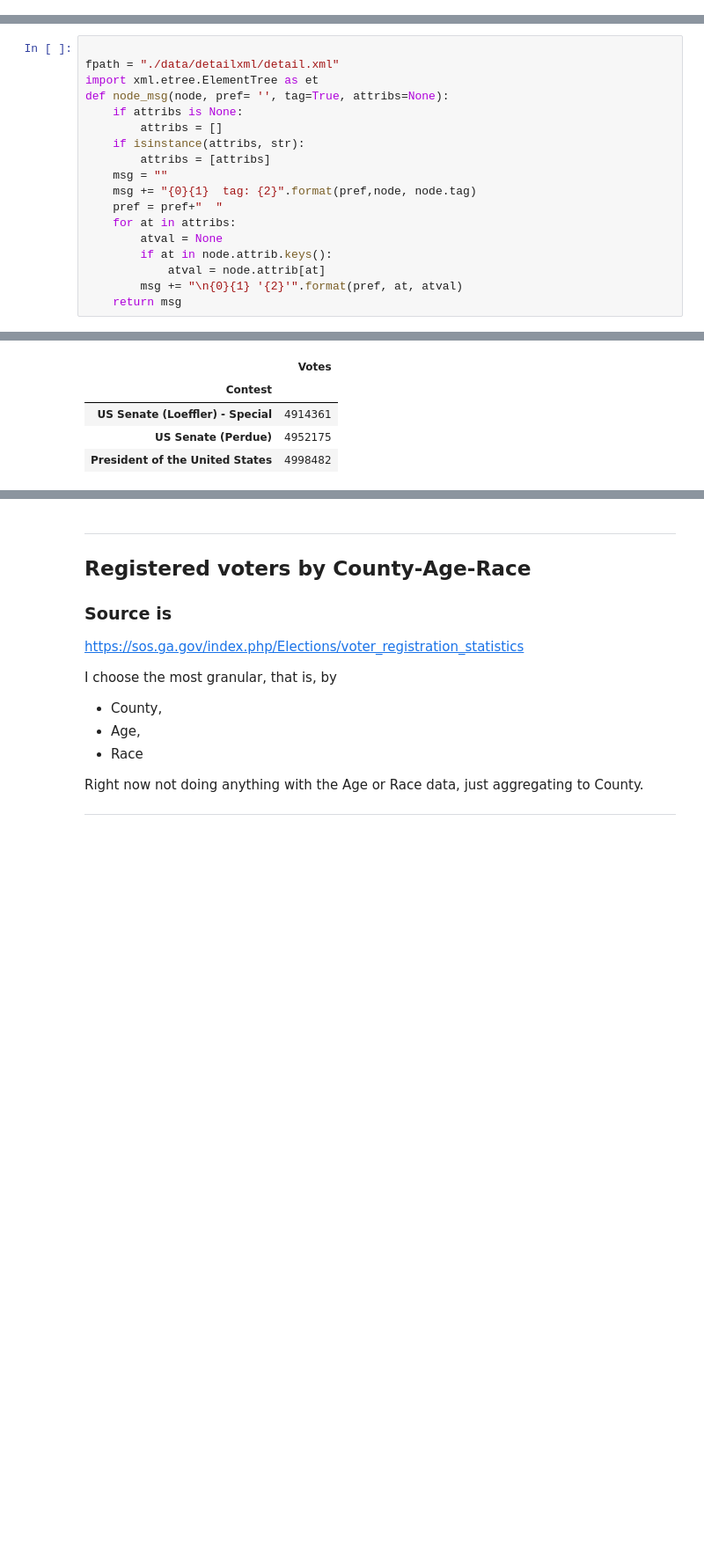
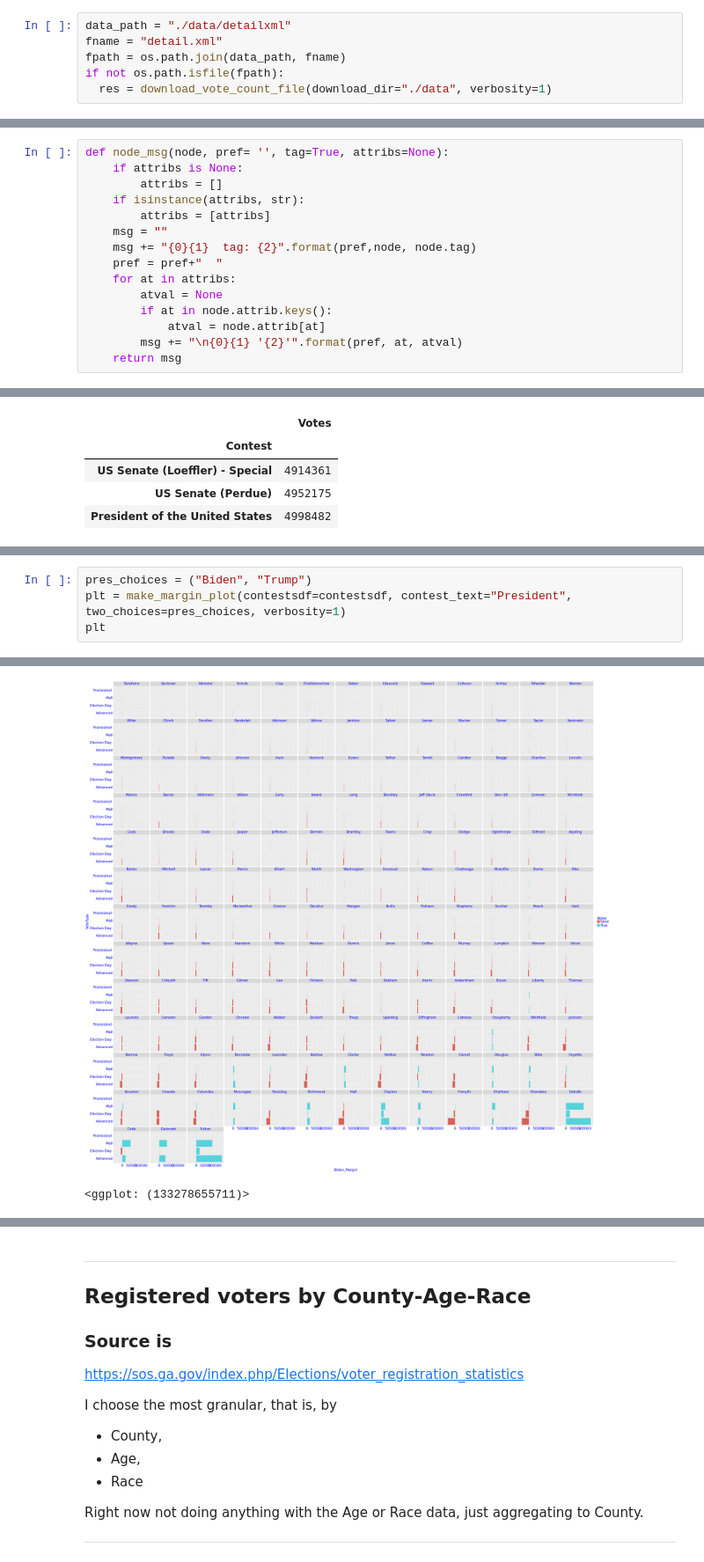
Before and after one commit to jhmuller/ga-votes-2020-11-03, a Jupyter notebook: _notebooks/2020-12-27-ga-votes.ipynb, the cells around one changed output, grey strips where cells are left out. Shown at 88% size. Cells and saved outputs as stored; diff of their text form; blank space fills up the shorter version.

Commit message:
added auto download of detailxml, better charts

```diff
--- a/_notebooks/2020-12-27-ga-votes.ipynb
+++ b/_notebooks/2020-12-27-ga-votes.ipynb
@@ -110,0 +179,6 @@ https://results.enr.clarityelections.com/GA/105369/web.264614/#/detail/10000
+# %%
+data_path = "./data/detailxml"
+fname = "detail.xml"
+fpath = os.path.join(data_path, fname)
+if not os.path.isfile(fpath):
+  res = download_vote_count_file(download_dir="./data", verbosity=1)
@@ -111,7 +202,4 @@ https://results.enr.clarityelections.com/GA/105369/web.264614/#/detail/10000
 # %%
-
-fpath = "./data/detailxml/detail.xml"
-import xml.etree.ElementTree as et
 def node_msg(node, pref= '', tag=True, attribs=None):
     if attribs is None:
         attribs = []
@@ -221,0 +356,5 @@ Vote counts for President and the 2 Senate races
+# %%
+pres_choices = ("Biden", "Trump")
+plt = make_margin_plot(contestsdf=contestsdf, contest_text="President", two_choices=pres_choices, verbosity=1)
+plt
+# %% [output]
@@ -221,0 +366,2 @@ Vote counts for President and the 2 Senate races
+[figure, added]
+<ggplot: (133278655711)>
```
Also changed, not shown: parts of 22 cells of this notebook, 1 other file.
